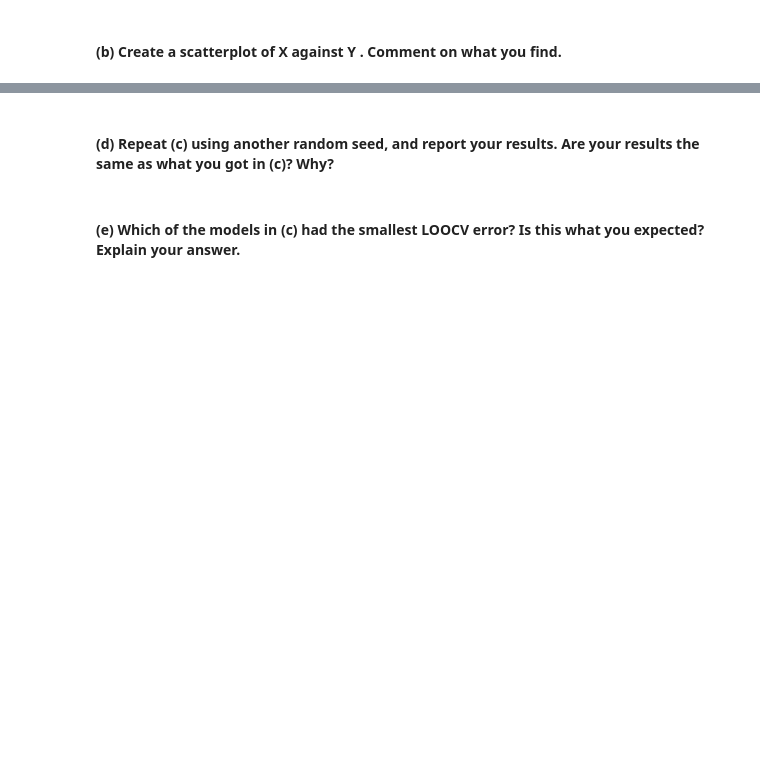
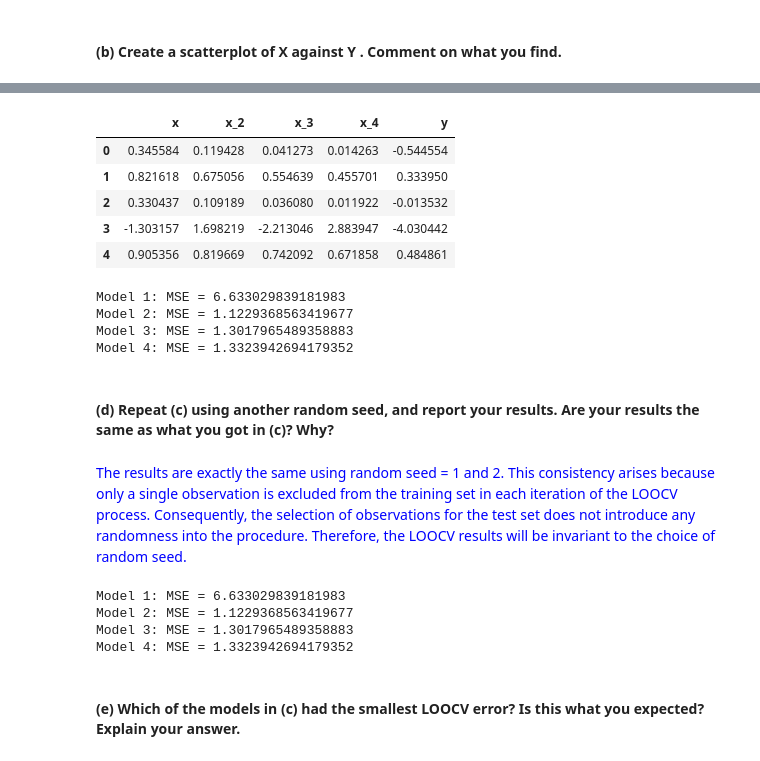
Before and after one commit to zhangruoxikathy/ml_ps3, a Jupyter notebook: KathyZhang_ML_ps3.ipynb, the cells around one changed output, grey strips where cells are left out. Cells and saved outputs as stored; diff of their text form; code cells hidden in the pictures; blank space fills up the shorter version.

```diff
--- a/KathyZhang_ML_ps3.ipynb
+++ b/KathyZhang_ML_ps3.ipynb
@@ -81,4 +289,78 @@ iv. Y = B0 + B1X + B2X^2 + B3X^3 + B4X^4 + e.
+# %%
+data = {
+    'x': x,
+    'x_2': np.power(x, 2),
+    'x_3': np.power(x, 3),
+    'x_4': np.power(x, 4),
+    'y': y
+}
+
+df = pd.DataFrame(data)
+# %%
+df.head()
+# %% [output]
+|  | x | x_2 | x_3 | x_4 | y |
+| 0 | 0.345584 | 0.119428 | 0.041273 | 0.014263 | -0.544554 |
+| 1 | 0.821618 | 0.675056 | 0.554639 | 0.455701 | 0.333950 |
+| 2 | 0.330437 | 0.109189 | 0.036080 | 0.011922 | -0.013532 |
+| 3 | -1.303157 | 1.698219 | -2.213046 | 2.883947 | -4.030442 |
+| 4 | 0.905356 | 0.819669 | 0.742092 | 0.671858 | 0.484861 |
+# %%
+np.random.seed(1) # set a random seed
+
+models = {
+    'Model 1': ['x'],
+    'Model 2': ['x', 'x_2'],
+    'Model 3': ['x', 'x_2', 'x_3'],
+    'Model 4': ['x', 'x_2', 'x_3', 'x_4']
+}
+
+def calculate_mse_for_models(df, models):
+    mse_results = {}
+
+    for model_name, features in models.items():
+        squared_errors = []
+
+        for i in df.index:
+            # Split the data into training and testing sets
+            train = df.iloc[df.index != i]
+            test = df.iloc[df.index == i]
+
+            # Fit the model and gather the squared error
+            ols = LinearRegression().fit(train[features], train['y'])
+            test_predicted = ols.predict(test[features])
+            test_actual = test['y']
+            squared_error = np.power(test_predicted - test_actual, 2)
+
+            # Store the squared error
+            squared_errors.append(squared_error.values[0])
+
+        # Calculate the MSE using LOOCV for the model
+        mse_results[model_name] = np.mean(squared_errors)
+
+    # Print the MSE results for each model
+    for model_name, mse in mse_results.items():
+        print(f'{model_name}: MSE = {mse}')
+
+
+calculate_mse_for_models(df, models)
+# %% [output]
+Model 1: MSE = 6.633029839181983
+Model 2: MSE = 1.1229368563419677
+Model 3: MSE = 1.3017965489358883
+Model 4: MSE = 1.3323942694179352
 # %% [markdown]
 #### (d) Repeat (c) using another random seed, and report your results. Are your results the same as what you got in (c)? Why?
+# %% [markdown]
+<font color='blue'> The results are exactly the same using random seed = 1 and 2. This consistency arises because only a single observation is excluded from the training set in each iteration of the LOOCV process. Consequently, the selection of observations for the test set does not introduce any randomness into the procedure. Therefore, the LOOCV results will be invariant to the choice of random seed.
+# %%
+np.random.seed(2) # set a different random seed
+
+calculate_mse_for_models(df, models)
+# %% [output]
+Model 1: MSE = 6.633029839181983
+Model 2: MSE = 1.1229368563419677
+Model 3: MSE = 1.3017965489358883
+Model 4: MSE = 1.3323942694179352
 # %% [markdown]
 #### (e) Which of the models in (c) had the smallest LOOCV error? Is this what you expected? Explain your answer.
```
Also changed, not shown: parts of 37 cells of this notebook, 2 other files.
